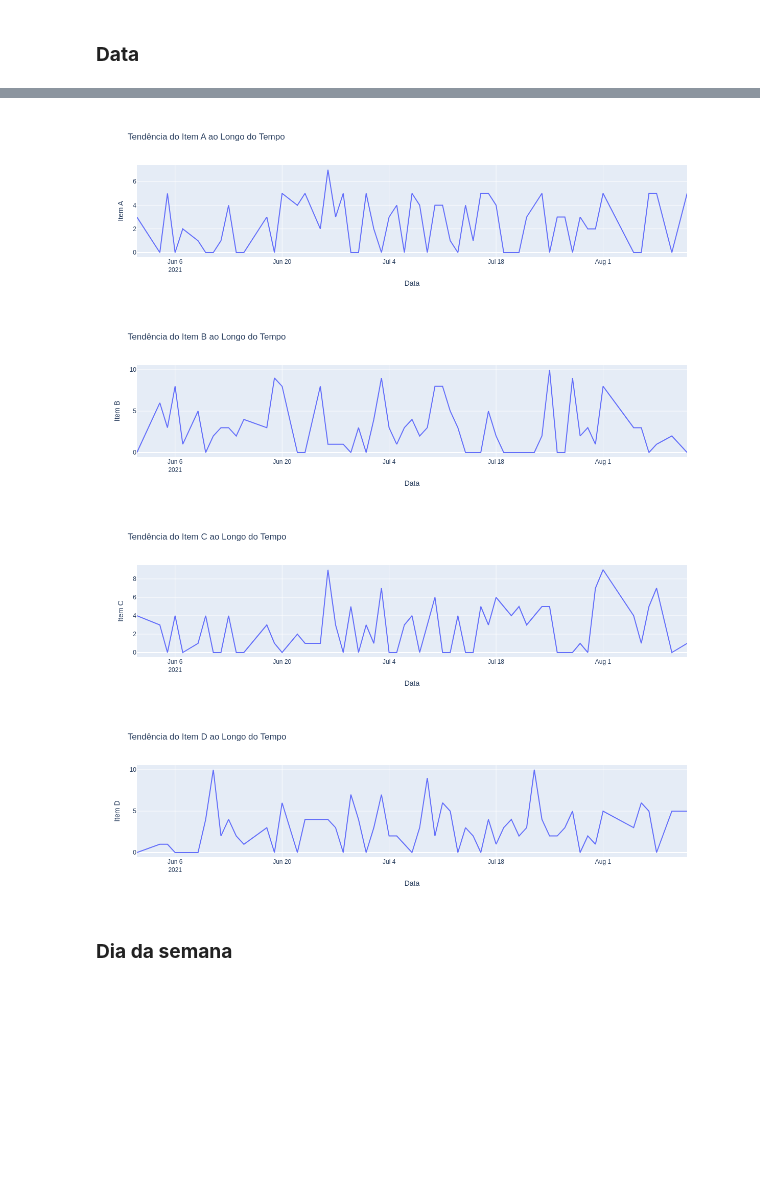
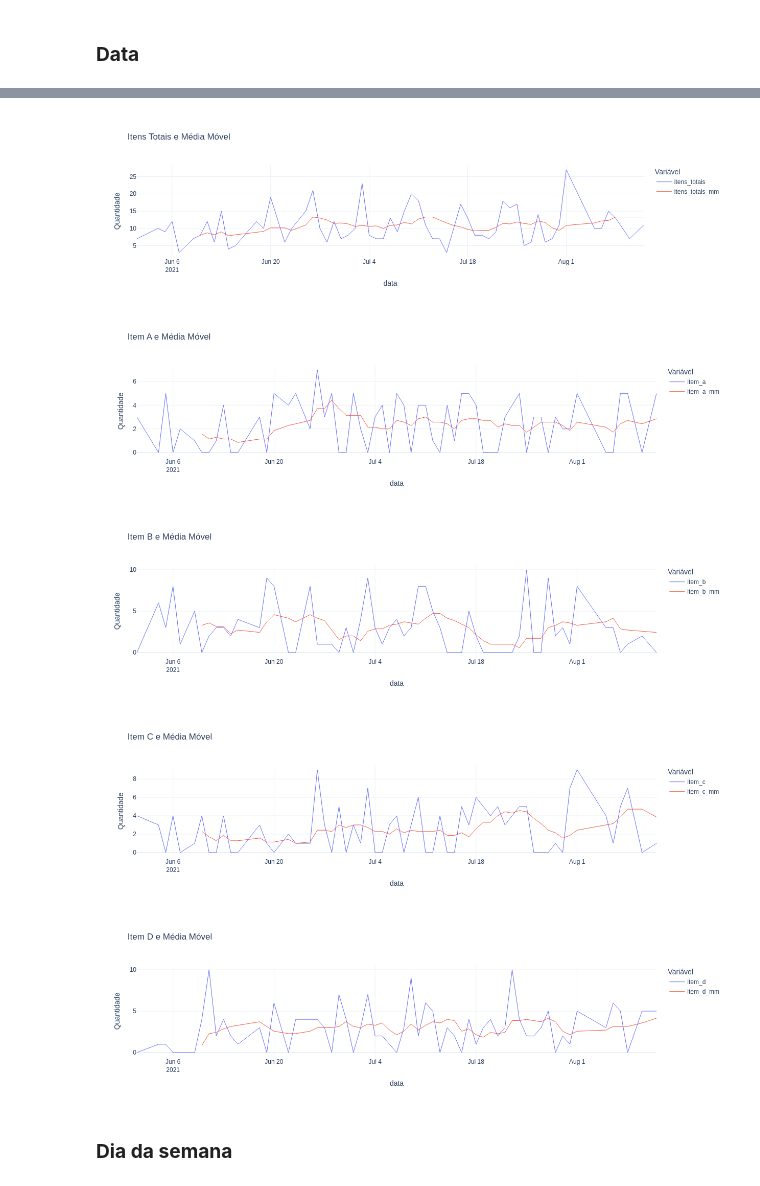
Before and after one commit to Eduardo-95-DS/case_mr_health, a Jupyter notebook: notebooks/Untitled.ipynb, the cells around one changed output, grey strips where cells are left out. Drawn from its saved outputs; the diff is of its cells as text; code cells hidden in the pictures; blank space fills up the shorter version.

```diff
--- a/notebooks/Untitled.ipynb
+++ b/notebooks/Untitled.ipynb
@@ -688,29 +658,54 @@ fig.show()
-# %%
-fig_a = px.line(df4, x='data', y='item_a',
-                labels={'data': 'Data', 'item_a': 'Item A'},
-                title="Tendência do Item A ao Longo do Tempo")
-
-fig_b = px.line(df4, x='data', y='item_b',
-                labels={'data': 'Data', 'item_b': 'Item B'},
-                title="Tendência do Item B ao Longo do Tempo")
-
-fig_c = px.line(df4, x='data', y='item_c',
-                labels={'data': 'Data', 'item_c': 'Item C'},
-                title="Tendência do Item C ao Longo do Tempo")
-
-fig_d = px.line(df4, x='data', y='item_d',
-                labels={'data': 'Data', 'item_d': 'Item D'},
-                title="Tendência do Item D ao Longo do Tempo")
-
-fig_a.show()
-fig_b.show()
-fig_c.show()
-fig_d.show()
-# %% [output]
-[figure, removed]
-[figure, removed]
-[figure, removed]
-[figure, removed]
+# %%
+fig = px.line(df4, x=df4['data'], y=['itens_totais', 'itens_totais_mm'],
+              title='Itens Totais e Média Móvel',
+              labels={'value': 'Quantidade', 'variable': 'Variável'},
+              template='plotly_white')
+
+fig.update_traces(line=dict(width=1))  # Ajustar a largura da linha para a média móvel
+
+fig.show()
+
+fig = px.line(df4, x=df4['data'], y=['item_a', 'item_a_mm'],
+              title='Item A e Média Móvel',
+              labels={'value': 'Quantidade', 'variable': 'Variável'},
+              template='plotly_white')
+
+fig.update_traces(line=dict(width=1))
+
+fig.show()
+
+fig = px.line(df4, x=df4['data'], y=['item_b', 'item_b_mm'],
+              title='Item B e Média Móvel',
+              labels={'value': 'Quantidade', 'variable': 'Variável'},
+              template='plotly_white')
+
+fig.update_traces(line=dict(width=1))
+
+fig.show()
+
+fig = px.line(df4, x=df4['data'], y=['item_c', 'item_c_mm'],
+              title='Item C e Média Móvel',
+              labels={'value': 'Quantidade', 'variable': 'Variável'},
+              template='plotly_white')
+
+fig.update_traces(line=dict(width=1))
+
+fig.show()
+
+fig = px.line(df4, x=df4['data'], y=['item_d', 'item_d_mm'],
+              title='Item D e Média Móvel',
+              labels={'value': 'Quantidade', 'variable': 'Variável'},
+              template='plotly_white')
+
+fig.update_traces(line=dict(width=1))
+
+fig.show()
+# %% [output]
+[figure, added]
+[figure, added]
+[figure, added]
+[figure, added]
+[figure, added]
 # %% [markdown]
 ### **Dia da semana**
 # %%
```
Also changed, not shown: parts of 31 cells of this notebook, 1 other file.
